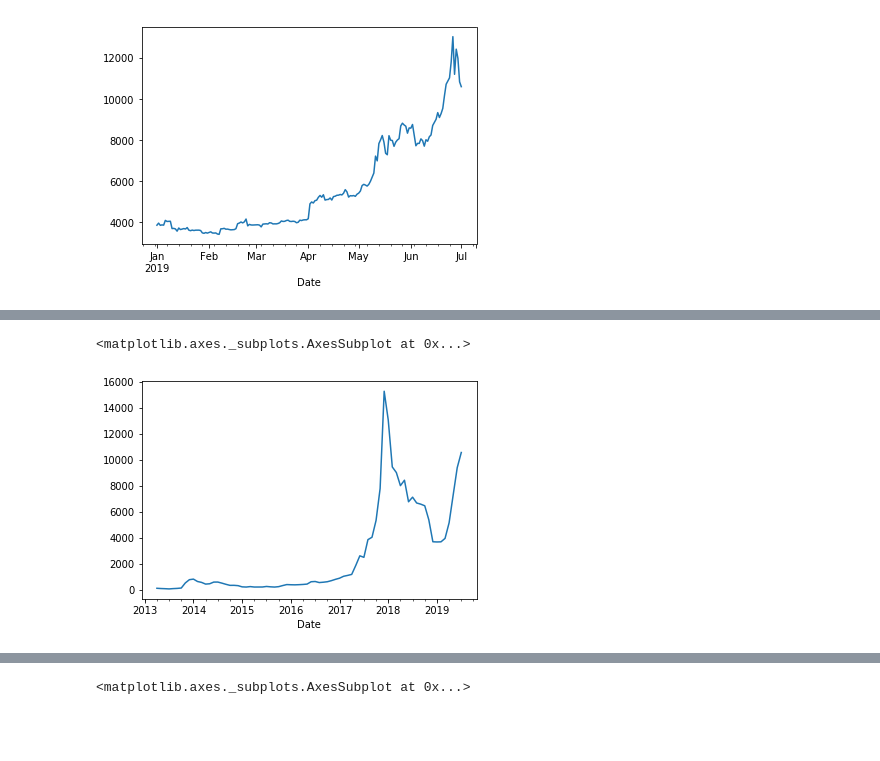
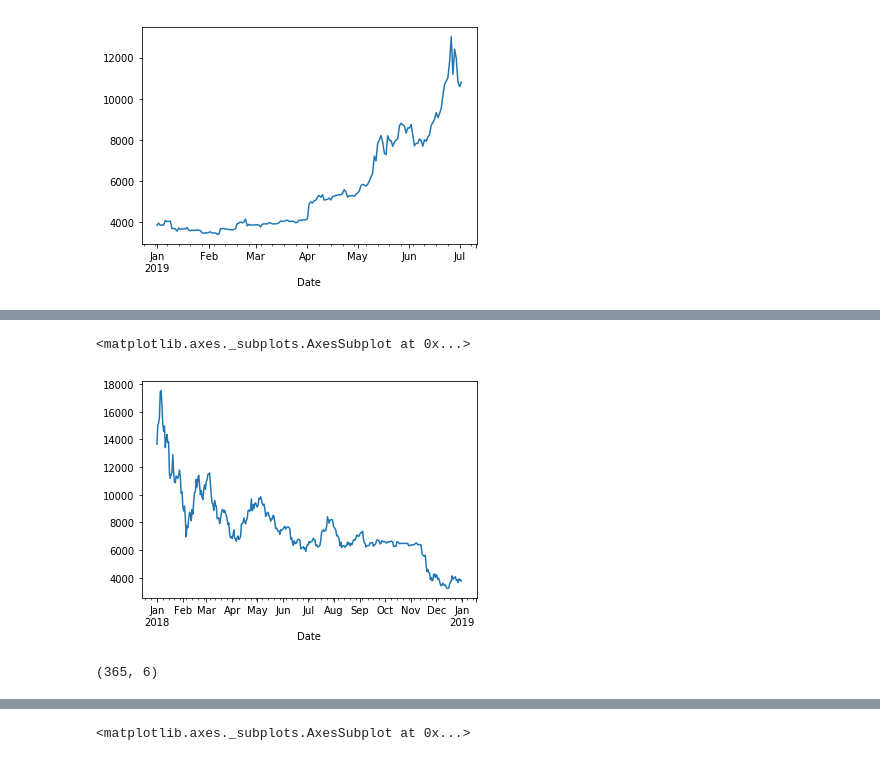
Before and after one commit to tanpv/pandas_tutorial, a Jupyter notebook: 13. Time series solution.ipynb, the cells around one changed output, grey strips where cells are left out. Drawn from its saved outputs; the diff is of its cells as text; code cells hidden in the pictures; blank space fills up the shorter version.

```diff
--- a/13. Time series solution.ipynb
+++ b/13. Time series solution.ipynb
@@ -84,6 +78,13 @@ bc.loc['2019-6','Close**'].plot()
+# %%
+# select price in 2018 and plot
+bc_2018 = bc.loc['2018']
+bc_2018['Close**'].plot()
+# %% [output]
+<matplotlib.axes._subplots.AxesSubplot at 0x...>
+[figure, added]
 # %%
-# resample close price with month
-bc.resample('M')['Close**'].mean().plot()
+# resample close price by month with mean function
+bc_2018.resample('M').mean().shape
+bc_2018.shape
 # %% [output]
-<matplotlib.axes._subplots.AxesSubplot at 0x...>
+(365, 6)
-[figure, removed]
```
Also changed, not shown: parts of 11 cells of this notebook.
